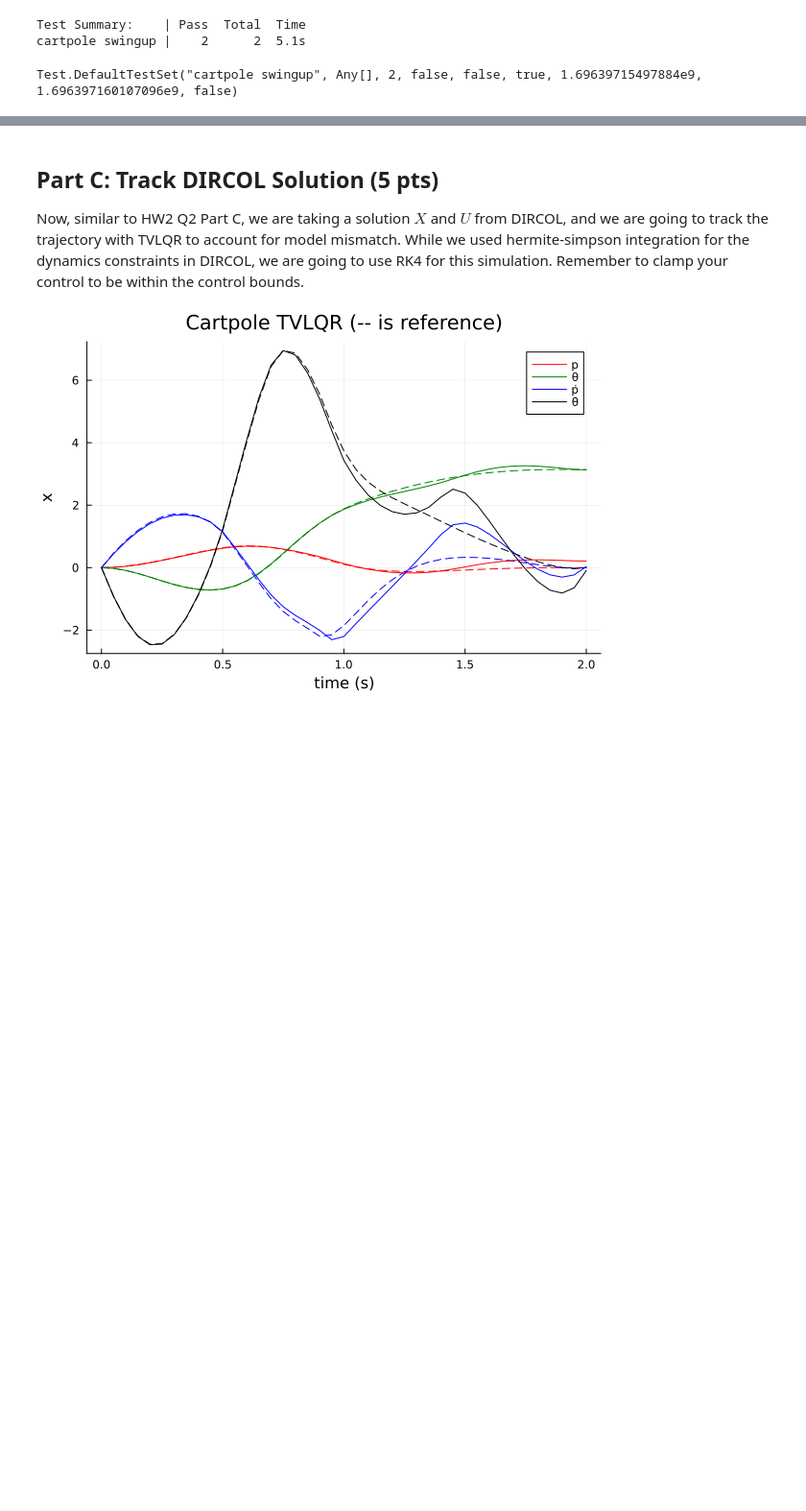
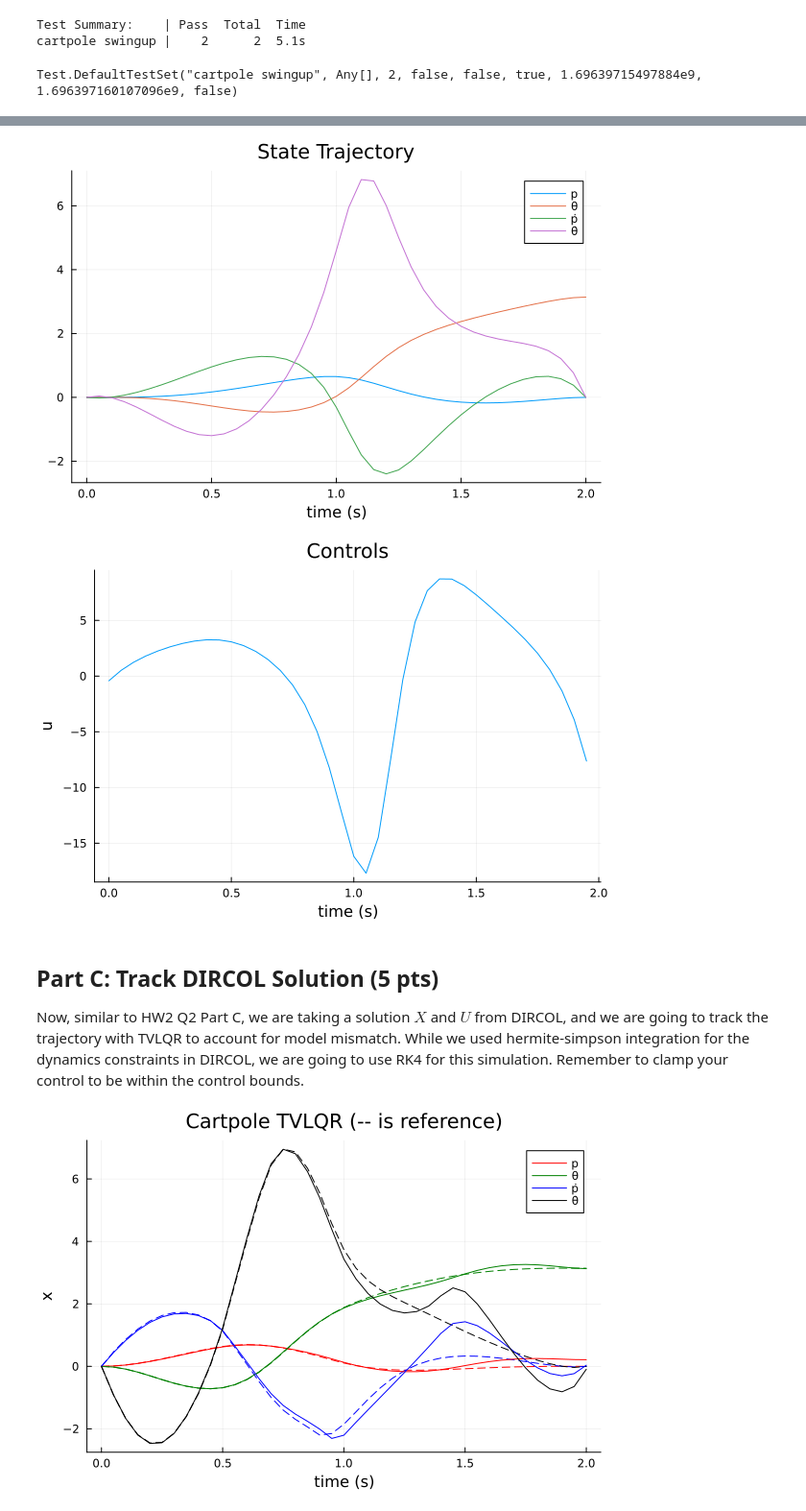
Before and after one commit to justinberi/HW3_S23, a Jupyter notebook: Q1.ipynb, the cells around one changed output, grey strips where cells are left out. Shown: that part at 96% size. Cells and saved outputs as stored; diff of their text form; code cells hidden in the pictures; blank space fills up the shorter version.

```diff
--- a/Q1.ipynb
+++ b/Q1.ipynb
@@ -449,0 +468,78 @@ Test.DefaultTestSet("cartpole swingup", Any[], 2, false, false, true, 1.69639715
+# %%
+using JuMP
+using Ipopt
+
+# problem size
+nx = 4
+nu = 1
+dt = 0.05
+tf = 2.0
+t_vec = 0:dt:tf
+N = length(t_vec)
+
+# LQR cost
+Q = diagm(ones(nx))
+R = 0.1*diagm(ones(nu))
+Qf = 10*diagm(ones(nx))
+
+# initial and goal states
+xic = [0, 0, 0, 0]
+xg = [0, pi, 0, 0]
+ugoal = [0]
+
+# load all useful things into params
+params = (Q = Q, R = R, Qf = Qf, xic = xic, xg = xg, dt = dt, N = N, mc = 1.0, mp = 0.2, l = 0.5)
+
+# Feasible rollout
+U0 = repeat([0.1],1,N)
+X0 = repeat(xic,1,N)
+
+# Setup the problem
+model = JuMP.Model(Ipopt.Optimizer)
+JuMP.@variable(model, X[i=1:nx, j=1:N], start = X0[i,j])
+JuMP.@variable(model, U[i=1:nu, j=1:N], start = U0[i,j])
+
+# Create a splatted function to enforce the collocation constraint
+# z = [x1;x2;u]
+hs_splat(z...) = hermite_simpson(params, collect(z)[1:nx], collect(z)[nx+1:nx+nx], collect(z)[nx+nx+1:nx+nx+nu], dt)
+hs_mem = memoize(hs_splat, nx)
+
+# Add dynamics constraints by creating a splatted nonlinear operator
+ops = []
+for i = 1:nx
+    push!(ops, JuMP.add_nonlinear_operator(model, nx+nx+nu, hs_mem[i]; name=Symbol("op$i")))
+end
+for k=1:N-1 # This is much faster
+    for i=1:nx
+        JuMP.@constraint(model, ops[i]([X[:,k]; X[:,k+1]; U[:,k]]...) == 0)
+    end
+end
+
+# Initial constraint
+JuMP.@constraint(model, X[:,1] .== xic)
+
+# Goal constraint
+goal_con = JuMP.@constraint(model, X[:,N] .== xg)
+JuMP.@constraint(model, U[:,N] .== ugoal)
+
+# Cost constraint
+JuMP.@objective(model, Min, begin
+        sum(X[:,k]' * Q * X[:,k] for k in 1:N-1) + sum(U[:,k]' * R * U[:,k] for k in 1:N-1)
+    end)
+
+JuMP.optimize!(model)
+
+@assert JuMP.termination_status(model) == JuMP.OPTIMAL || JuMP.termination_status(model) == JuMP.LOCALLY_SOLVED
+
+Xm = JuMP.value.(X)
+Xm = [Xm[:,k] for k in 1:N]
+Um = JuMP.value.(U)
+Um = [Um[:,k] for k in 1:N]
+
+Xm = hcat(Xm...)
+Um = hcat(Um...)
+
+# --------------plotting-----------------
+display(plot(t_vec, Xm', label = ["p" "θ" "ṗ" "θ̇"], xlabel = "time (s)", title = "State Trajectory"))
+display(plot(t_vec[1:end-1],Um[:,1:N-1]',label="",xlabel = "time (s)", ylabel = "u",title = "Controls"))
+# %% [output]
@@ -450,3 +563,5 @@ Test.DefaultTestSet("cartpole swingup", Any[], 2, false, false, true, 1.69639715
+[figure, added]
+[figure, added]
 # %% [markdown]
 ## Part C: Track DIRCOL Solution (5 pts)
 
```
Also changed, not shown: parts of 3 cells of this notebook, 2 other files.
